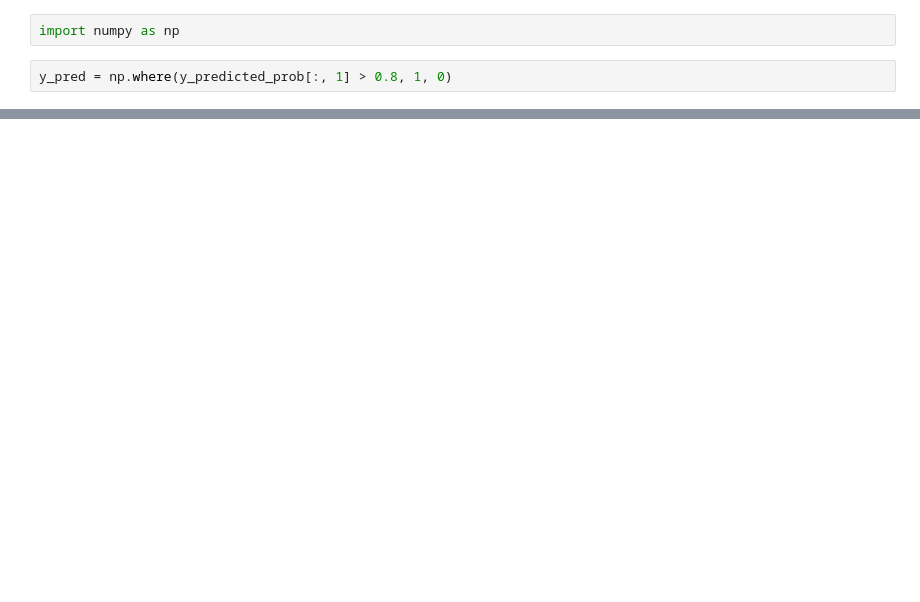
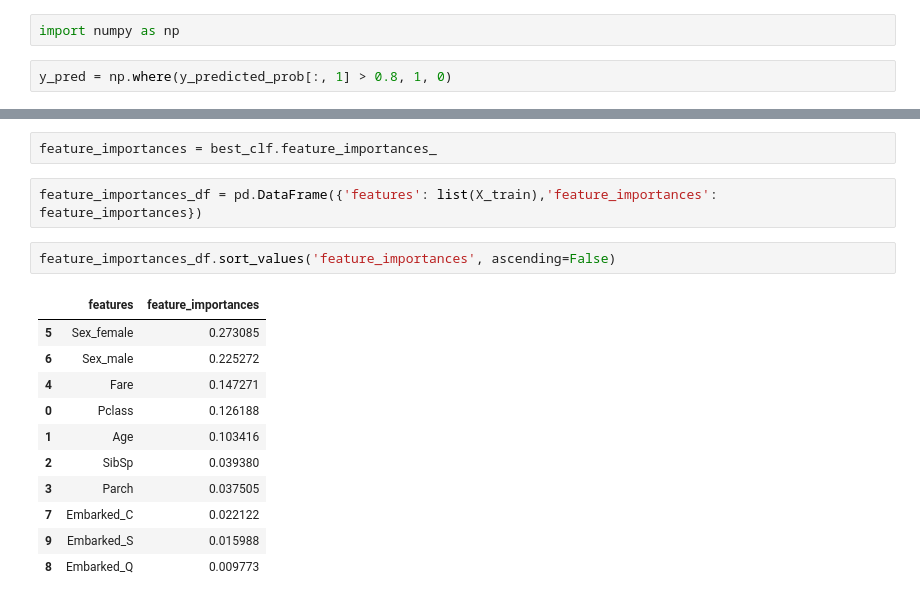
Before and after one commit to Jiablero/notebooks, a Jupyter notebook: stepik_decision_tree_titanic.ipynb, the cells around one changed output, grey strips where cells are left out. Drawn from its saved outputs; the diff is of its cells as text; blank space fills up the shorter version.

```diff
--- a/stepik_decision_tree_titanic.ipynb
+++ b/stepik_decision_tree_titanic.ipynb
@@ -379,0 +435,18 @@ plt.show()
+# %%
+feature_importances = best_clf.feature_importances_
+# %%
+feature_importances_df = pd.DataFrame({'features': list(X_train),'feature_importances': feature_importances})
+# %%
+feature_importances_df.sort_values('feature_importances', ascending=False)
+# %% [output]
+|  | features | feature_importances |
+| 5 | Sex_female | 0.273085 |
+| 6 | Sex_male | 0.225272 |
+| 4 | Fare | 0.147271 |
+| 0 | Pclass | 0.126188 |
+| 1 | Age | 0.103416 |
+| 2 | SibSp | 0.039380 |
+| 3 | Parch | 0.037505 |
+| 7 | Embarked_C | 0.022122 |
+| 9 | Embarked_S | 0.015988 |
+| 8 | Embarked_Q | 0.009773 |
```
Also changed, not shown: parts of 24 cells of this notebook.
